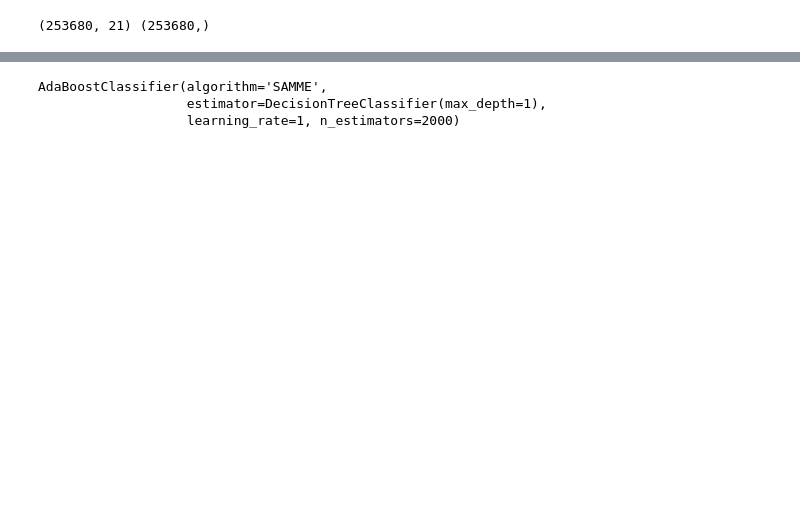
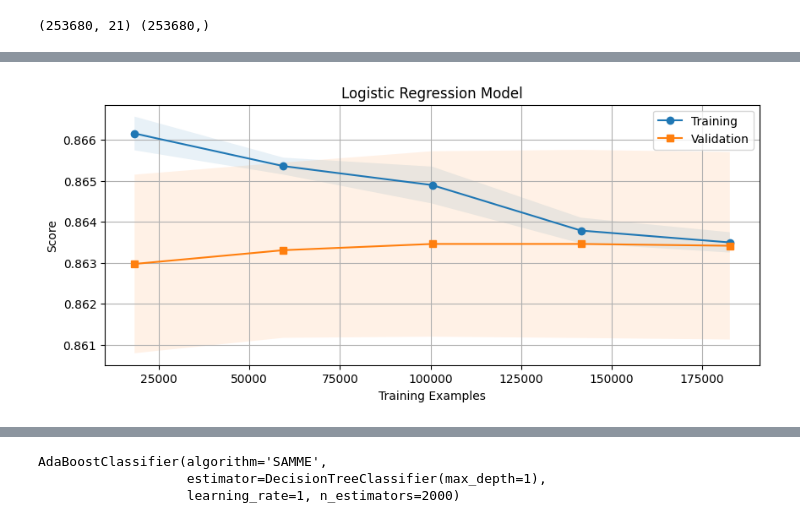
Before and after one commit to whykay-01/machine-learning, a Jupyter notebook: homeworks/hwk3/hwk3-draft.ipynb, the cells around one changed output, grey strips where cells are left out. Saved outputs shown, nothing was run; the diff lists cells and outputs as text; code cells hidden in the pictures; blank space fills up the shorter version.

```diff
--- a/homeworks/hwk3/hwk3-draft.ipynb
+++ b/homeworks/hwk3/hwk3-draft.ipynb
@@ -50,0 +272,24 @@ X_train, X_test, y_train, y_test = model_selection.train_test_split(X,y, test_si
+# %%
+fig, ax = plt.subplots(figsize=(10, 4))
+
+train_sizes, train_scores, test_scores = model_selection.learning_curve(model, X_train, y_train, cv=splitter)
+
+# Compute means and std to reflect the stability of the models
+train_scores_mean = np.mean(train_scores, axis=1)
+test_scores_mean = np.mean(test_scores, axis=1)
+train_scores_std = np.std(train_scores, axis=1)
+test_scores_std = np.std(test_scores, axis=1)
+
+ax.set_title('Logistic Regression Model')
+ax.plot(train_sizes, train_scores_mean, 'o-', label='Training')
+ax.plot(train_sizes, test_scores_mean, 's-', label='Validation')
+ax.fill_between(train_sizes, train_scores_mean - train_scores_std, train_scores_mean + train_scores_std, alpha=0.1)
+ax.fill_between(train_sizes, test_scores_mean - test_scores_std, test_scores_mean + test_scores_std, alpha=0.1)
+ax.set_xlabel('Training Examples')
+ax.set_ylabel('Score')
+ax.grid()
+ax.legend()
+
+plt.show()
+# %% [output]
+[figure, added]
```
Also changed, not shown: parts of 23 cells of this notebook, 6 other files.
